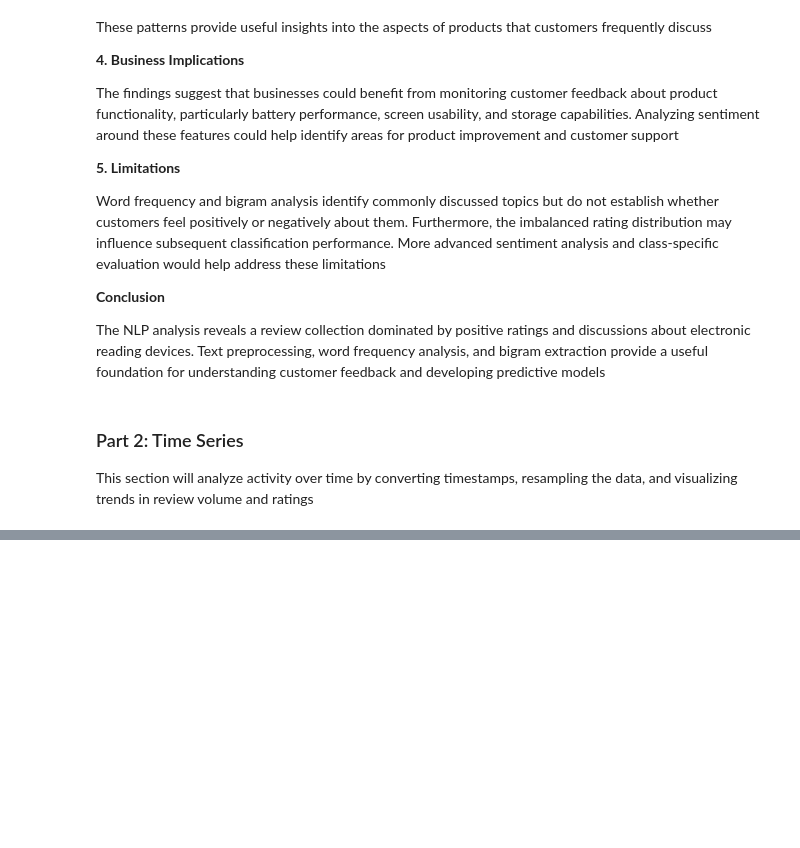
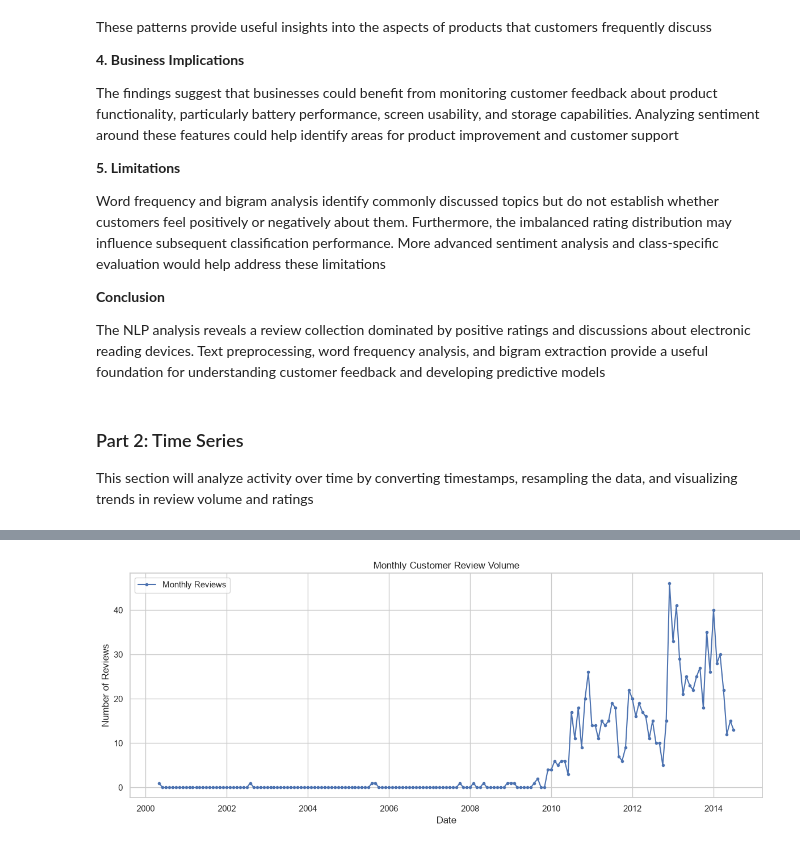
Before and after one commit to ngunjirikevin/analytics-firm-client-projects, a Jupyter notebook: analytics_firm_clients.ipynb, the cells around one changed output, grey strips where cells are left out. Cells and saved outputs as stored; diff of their text form; code cells hidden in the pictures; blank space fills up the shorter version.

Commit message:
feat: aggregate monthly data and visualize the monthly review volume & monthly average rating

```diff
--- a/analytics_firm_clients.ipynb
+++ b/analytics_firm_clients.ipynb
@@ -483,7 +483,7 @@ This section will analyze activity over time by converting timestamps, resamplin
 # 2.1. Time Series Analysis
 
 # 1. Load the dataset
-df_ts = pd.read_csv('amazon_reviews_lab.csv')
+df_ts = pd.read_csv('data/amazon_reviews_lab.csv')
 
 # 2.2. Date and Time Preprocessing
 
@@ -513,0 +524,79 @@ display(df_ts[['timestamp', 'rating']].head())
+# %%
+# 2.3. Monthly Data Aggregation
+
+# 1. Set timestamp as the DataFrame index
+df_ts = df_ts.set_index('timestamp')
+
+# 2. Calculate monthly review counts
+monthly_review_count = df_ts['rating'].resample('MS').count()
+
+# 3. Calculate monthly average ratings
+monthly_avg_rating = df_ts['rating'].resample('MS').mean()
+
+# 4. Combine results into one DataFrame
+monthly_summary = pd.DataFrame({
+    'Review_Count': monthly_review_count,
+    'Average_Rating': monthly_avg_rating
+})
+
+# 5. Display monthly summary
+display(monthly_summary.head(12))
+
+
+# 2.4. Monthly Review Volume Visualization
+
+# 1. Create the figure
+plt.figure(figsize=(12, 5))
+
+# 2. Plot monthly review counts
+plt.plot(
+    monthly_review_count.index,
+    monthly_review_count.values,
+    marker='o',
+    markersize=3,
+    label='Monthly Reviews'
+)
+
+# 3. Add chart labels
+plt.title('Monthly Customer Review Volume')
+plt.xlabel('Date')
+plt.ylabel('Number of Reviews')
+
+# 4. Display legend
+plt.legend()
+
+# 5. Display chart
+plt.tight_layout()
+plt.show()
+
+
+# 2.5. Monthly Average Rating Visualization
+
+# 1. Create the figure
+plt.figure(figsize=(12, 5))
+
+# 2. Plot monthly average ratings
+plt.plot(
+    monthly_avg_rating.index,
+    monthly_avg_rating.values,
+    color='orange',
+    marker='o',
+    markersize=3,
+    label='Monthly Average Rating'
+)
+
+# 3. Add chart labels
+plt.title('Average Customer Rating Over Time')
+plt.xlabel('Date')
+plt.ylabel('Average Rating')
+
+# 4. Set rating scale
+plt.ylim(1, 5)
+
+# 5. Display legend
+plt.legend()
+
+# 6. Display chart
+plt.tight_layout()
+plt.show()
+# %% [output]
@@ -513,0 +617 @@ display(df_ts[['timestamp', 'rating']].head())
+[figure, added]
```
Also changed, not shown: parts of 2 cells of this notebook.
